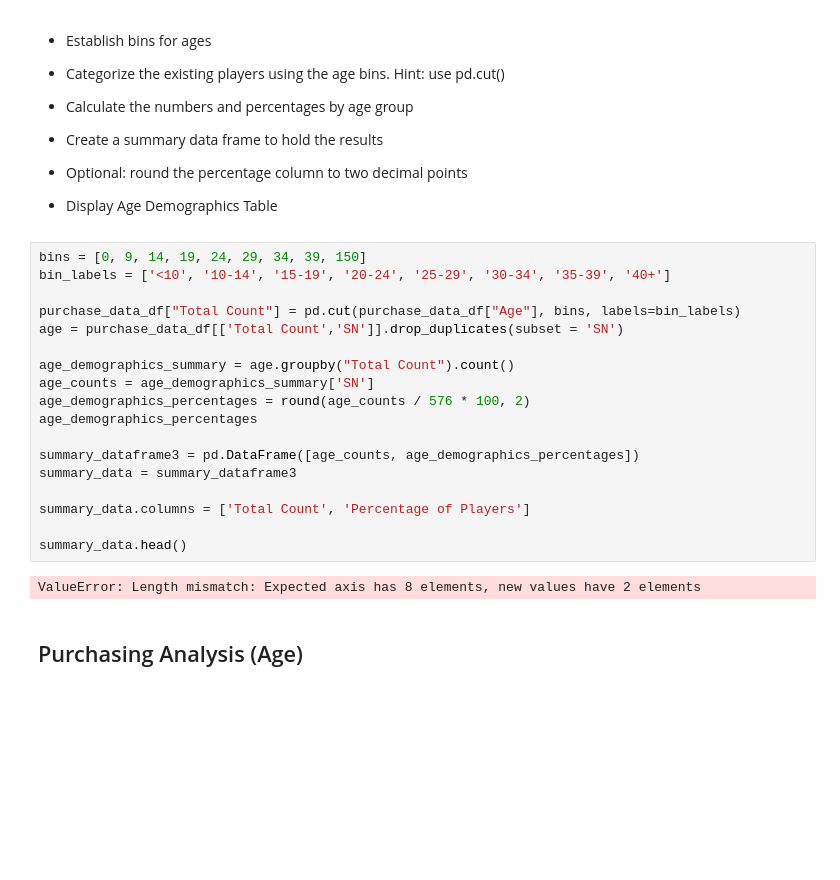
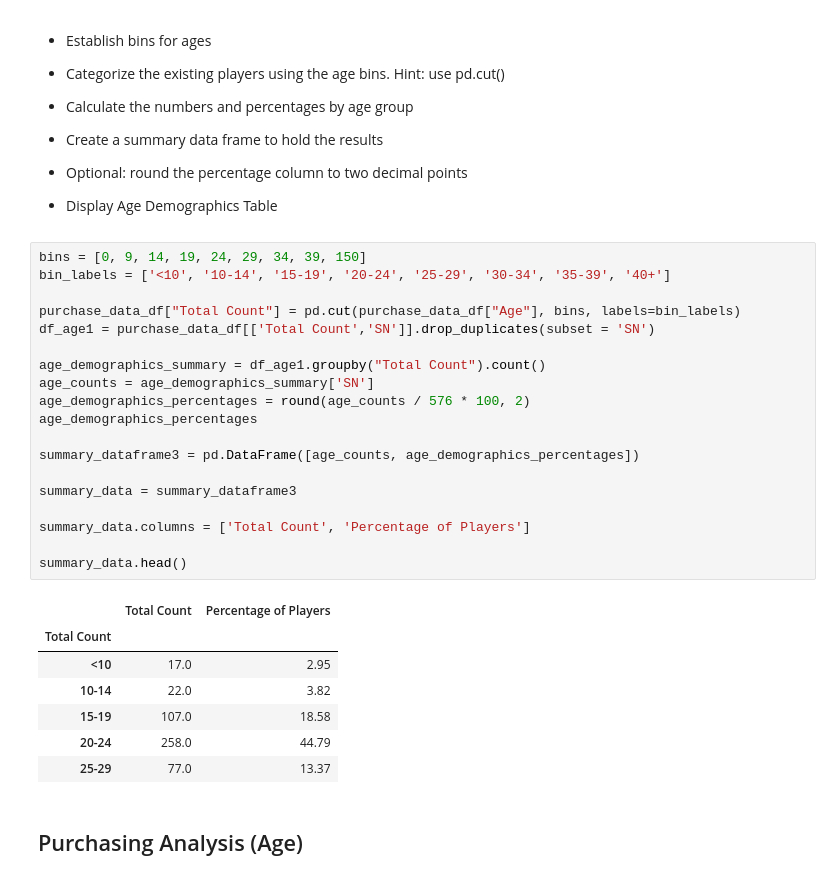
Before and after one commit to JessicaUppal/pandas-challenge, a Jupyter notebook: HeroesOfPymoli/HeroesOfPymoli_starter.ipynb, the cells around one changed output. Cells and saved outputs as stored; diff of their text form; blank space fills up the shorter version.

```diff
--- a/HeroesOfPymoli/HeroesOfPymoli_starter.ipynb
+++ b/HeroesOfPymoli/HeroesOfPymoli_starter.ipynb
@@ -165,23 +165,30 @@ gender_data
 # %%
 bins = [0, 9, 14, 19, 24, 29, 34, 39, 150]
 bin_labels = ['<10', '10-14', '15-19', '20-24', '25-29', '30-34', '35-39', '40+']
 
 purchase_data_df["Total Count"] = pd.cut(purchase_data_df["Age"], bins, labels=bin_labels)
-age = purchase_data_df[['Total Count','SN']].drop_duplicates(subset = 'SN')
+df_age1 = purchase_data_df[['Total Count','SN']].drop_duplicates(subset = 'SN')
 
-age_demographics_summary = age.groupby("Total Count").count()
+age_demographics_summary = df_age1.groupby("Total Count").count()
 age_counts = age_demographics_summary['SN']
 age_demographics_percentages = round(age_counts / 576 * 100, 2)
 age_demographics_percentages
 
 summary_dataframe3 = pd.DataFrame([age_counts, age_demographics_percentages])
+
 summary_data = summary_dataframe3
 
 summary_data.columns = ['Total Count', 'Percentage of Players']
 
 summary_data.head()
 # %% [output]
-ValueError: Length mismatch: Expected axis has 8 elements, new values have 2 elements
+|  | Total Count | Percentage of Players |
+| Total Count |  |  |
+| <10 | 17.0 | 2.95 |
+| 10-14 | 22.0 | 3.82 |
+| 15-19 | 107.0 | 18.58 |
+| 20-24 | 258.0 | 44.79 |
+| 25-29 | 77.0 | 13.37 |
 # %% [markdown]
 ## Purchasing Analysis (Age)
 # %% [markdown]
```
Also changed, not shown: parts of 7 cells of this notebook.
